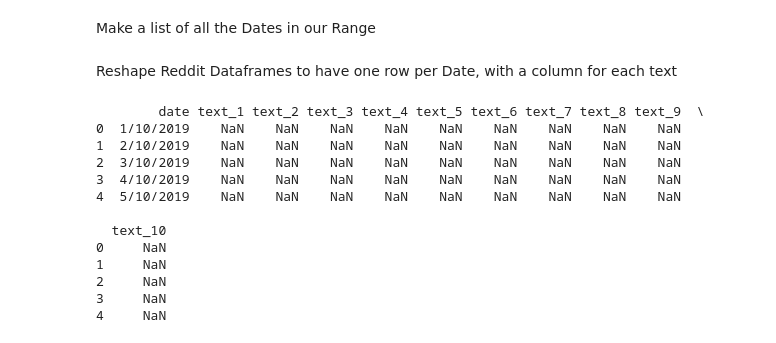
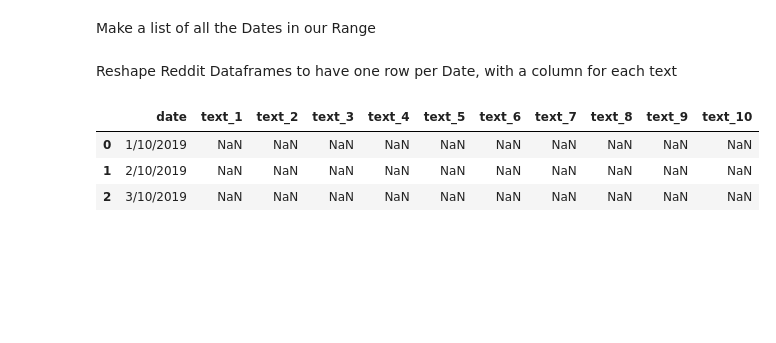
Before and after one commit to CAMAY3101/KALIK, a Jupyter notebook: data/Preprocess/cleanup.ipynb, the cells around one changed output. Cells and saved outputs as stored; diff of their text form; code cells hidden in the pictures; blank space fills up the shorter version.

```diff
--- a/data/Preprocess/cleanup.ipynb
+++ b/data/Preprocess/cleanup.ipynb
@@ -46,13 +48,18 @@ for df in df_reddit:
     df['date'] = pd.to_datetime(df['created_utc'])
     df['date'] = df['date'].dt.strftime('%#d/%#m/%Y')
     # Join title and comments into one column
+    # if a comment is empty, replace it with an empty string
     df['title'] = df['title'].astype(str)
+    df['comment_1'].fillna('', inplace=True)
     df['comment_1'] = df['comment_1'].astype(str)
+    df['comment_2'].fillna('', inplace=True)
     df['comment_2'] = df['comment_2'].astype(str)
+    df['comment_3'].fillna('', inplace=True)
     df['comment_3'] = df['comment_3'].astype(str)
     df['text'] = df['title'] + '. ' + df['comment_1'] + '. ' + df['comment_2'] + '. ' + df['comment_3']
     # Drop columns
     df.drop(['created_utc','title', 'comment_1', 'comment_2', 'comment_3'], axis=1, inplace=True)
 
-print(df_Crypto_Currency_News.head())
+pd.set_option('display.max_rows', None)
+df_Crypto_Currency_News.head(11)
 # %% [output]
@@ -79,33 +92,24 @@ Reshape Reddit Dataframes to have one row per Date, with a column for each text
 # %%
 # create dummy dataframes for the 7 reddit dataframes
 columns = ['date', 'text_1', 'text_2', 'text_3', 'text_4', 'text_5', 'text_6', 'text_7', 'text_8', 'text_9', 'text_10']
 df_Crypto_Currency_News_f = pd.DataFrame(columns=columns)
 df_CryptoCurrencies_f = pd.DataFrame(columns=columns)
 df_CryptoCurrency_f = pd.DataFrame(columns=columns)
 df_Cryptomarkets_f = pd.DataFrame(columns=columns)
 df_eth_f = pd.DataFrame(columns=columns)
 df_ethfinance_f = pd.DataFrame(columns=columns)
 df_ethtrader_f = pd.DataFrame(columns=columns)
 
 # create list of dataframes
 df_reddit_f = [df_Crypto_Currency_News_f, df_CryptoCurrencies_f, df_CryptoCurrency_f, df_Cryptomarkets_f, df_eth_f, df_ethfinance_f, df_ethtrader_f]
 
 # get dates from completeDates list
 for df in df_reddit_f:
     df['date'] = completeDates
 
-print(df_Crypto_Currency_News_f.head())
+df_Crypto_Currency_News_f.head(3)
 # %% [output]
-        date text_1 text_2 text_3 text_4 text_5 text_6 text_7 text_8 text_9  \
-0  1/10/2019    NaN    NaN    NaN    NaN    NaN    NaN    NaN    NaN    NaN
-1  2/10/2019    NaN    NaN    NaN    NaN    NaN    NaN    NaN    NaN    NaN
-2  3/10/2019    NaN    NaN    NaN    NaN    NaN    NaN    NaN    NaN    NaN
-3  4/10/2019    NaN    NaN    NaN    NaN    NaN    NaN    NaN    NaN    NaN
-4  5/10/2019    NaN    NaN    NaN    NaN    NaN    NaN    NaN    NaN    NaN
-
-  text_10
-0     NaN
-1     NaN
-2     NaN
-3     NaN
-4     NaN
+|  | date | text_1 | text_2 | text_3 | text_4 | text_5 | text_6 | text_7 | text_8 | text_9 | text_10 |
+| 0 | 1/10/2019 | NaN | NaN | NaN | NaN | NaN | NaN | NaN | NaN | NaN | NaN |
+| 1 | 2/10/2019 | NaN | NaN | NaN | NaN | NaN | NaN | NaN | NaN | NaN | NaN |
+| 2 | 3/10/2019 | NaN | NaN | NaN | NaN | NaN | NaN | NaN | NaN | NaN | NaN |
```
Also changed, not shown: parts of 25 cells of this notebook, 1 other file.
